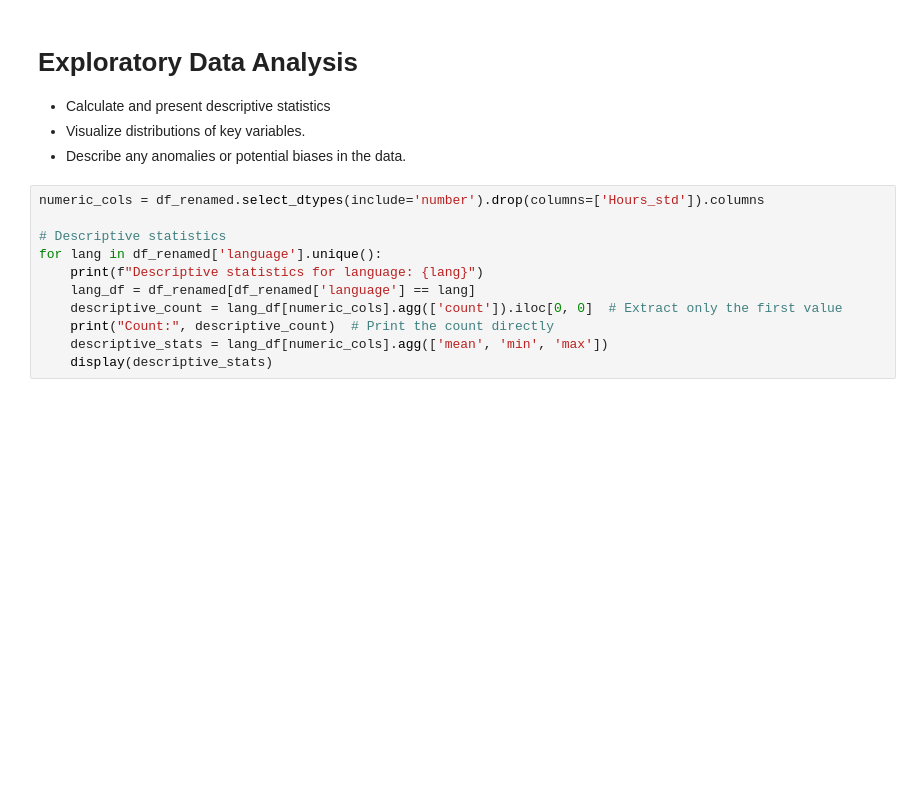
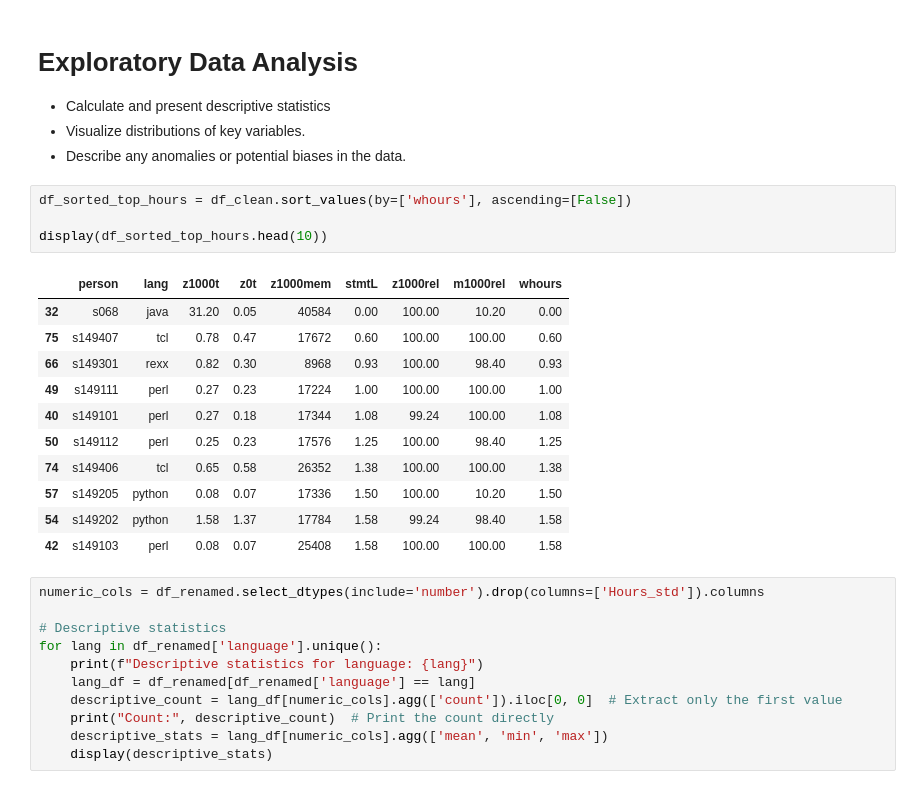
Before and after one commit to Beansak/Forskningsmetodik_assignment3, a Jupyter notebook: analysis.ipynb, the cells around one changed output. Cells and saved outputs as stored; diff of their text form; blank space fills up the shorter version.

```diff
--- a/analysis.ipynb
+++ b/analysis.ipynb
@@ -196,6 +202,22 @@ Rows after dropping NaNs: 73
 - Calculate and present descriptive statistics
 - Visualize distributions of key variables.
 - Describe any anomalies or potential biases in the data.
+# %%
+df_sorted_top_hours = df_clean.sort_values(by=['whours'], ascending=[False])
+
+display(df_sorted_top_hours.head(10))
+# %% [output]
+|  | person | lang | z1000t | z0t | z1000mem | stmtL | z1000rel | m1000rel | whours |
+| 32 | s068 | java | 31.20 | 0.05 | 40584 | 0.00 | 100.00 | 10.20 | 0.00 |
+| 75 | s149407 | tcl | 0.78 | 0.47 | 17672 | 0.60 | 100.00 | 100.00 | 0.60 |
+| 66 | s149301 | rexx | 0.82 | 0.30 | 8968 | 0.93 | 100.00 | 98.40 | 0.93 |
+| 49 | s149111 | perl | 0.27 | 0.23 | 17224 | 1.00 | 100.00 | 100.00 | 1.00 |
+| 40 | s149101 | perl | 0.27 | 0.18 | 17344 | 1.08 | 99.24 | 100.00 | 1.08 |
+| 50 | s149112 | perl | 0.25 | 0.23 | 17576 | 1.25 | 100.00 | 98.40 | 1.25 |
+| 74 | s149406 | tcl | 0.65 | 0.58 | 26352 | 1.38 | 100.00 | 100.00 | 1.38 |
+| 57 | s149205 | python | 0.08 | 0.07 | 17336 | 1.50 | 100.00 | 10.20 | 1.50 |
+| 54 | s149202 | python | 1.58 | 1.37 | 17784 | 1.58 | 99.24 | 98.40 | 1.58 |
+| 42 | s149103 | perl | 0.08 | 0.07 | 25408 | 1.58 | 100.00 | 100.00 | 1.58 |
 # %%
 numeric_cols = df_renamed.select_dtypes(include='number').drop(columns=['Hours_std']).columns
 
```
Also changed, not shown: parts of 1 cell of this notebook.
